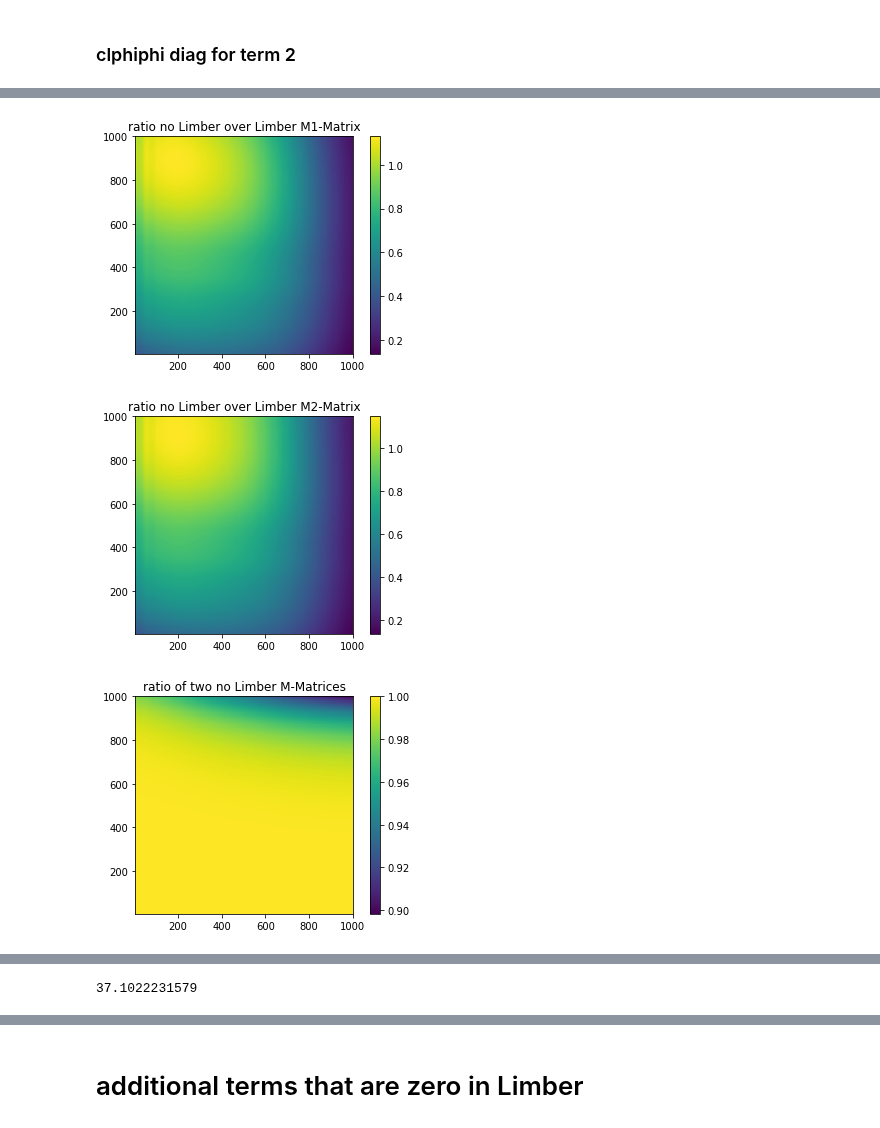
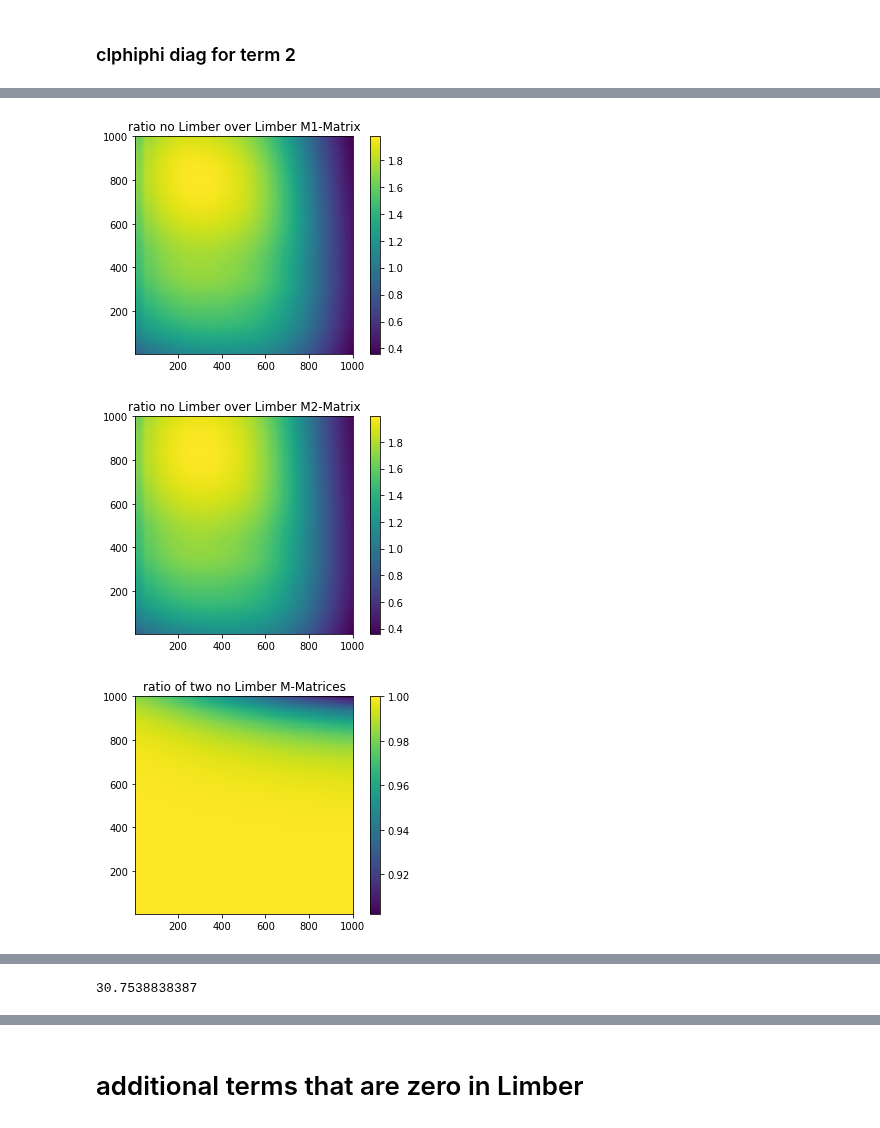
Before and after one commit to VMBoehm/postlimber, a Jupyter notebook: notebooks/PostBornTerms without Limber new approach.ipynb, the cells around one changed output, grey strips where cells are left out. Drawn from its saved outputs; the diff is of its cells as text; code cells hidden in the pictures.

Commit message:
streamlining and generalizing to more kernels

```diff
--- a/notebooks/PostBornTerms without Limber new approach.ipynb
+++ b/notebooks/PostBornTerms without Limber new approach.ipynb
@@ -9,0 +40,18 @@ from lab import *
+# %%
+if delta_lensing:
+    print('delta lensing with chimax %d'%chimax)
+    def lensing_kernel(xi):
+        xmax = chimax
+        return (xmax - xi)/(xmax*xi) * (xmax > xi)
+else:
+    print('galaxy lensing with bin %s'%str(gal_bin))
+    p_z_lens = dNdz_LSST(gal_bin)
+    lensing_kernel = gal_lens(p_z_lens,chimin=max(1e-2,chi_low),chimax=chi_hi)
+
+
+if bin_num == 'all':
+    def lsst_kernel(x):
+        return lsst_kernel_cb(x)*simple_bias(x)
+else:
+    def lsst_kernel(x):
+        return lsst_kernel_cbn[bin_num](x)*simple_bias(x)
@@ -294,3 +275,7 @@ tildeMA_spline = RectBivariateSpline(ell_,ell_,tildeMA)
+# %%
+#adding M13A and M31Aa
+tildeMA        = M13A+M31Aa
+tildeMA_spline = RectBivariateSpline(ell_,ell_,tildeMA)
 # %%
 L_, M      = np.load('../output/MLimberSpline_bin_all.npy')
 L_         = np.sort(np.unique(L_))
@@ -303,15 +288,15 @@ plt.imshow(np.log(M_Limber(L,L,grid=True)),extent=(L[0],L[-1],L[0],L[-1]))
 plt.colorbar()
 plt.show()
 
-MA_int =MA_spline(L,L,grid=True)
+M1 = MA22a_spline(L,L,grid=True)
 plt.title('no Limber Ma')
-plt.imshow(np.log(MA_int),extent=(L[0],L[-1],L[0],L[-1]))
+plt.imshow(np.log(M1),extent=(L[0],L[-1],L[0],L[-1]))
 plt.colorbar()
 plt.show()
 
-tildeMA_int =tildeMA_spline(L,L,grid=True)
+M2 =tildeMA_spline(L,L,grid=True)
 plt.title('no Limber tilde Ma')
-plt.imshow(np.log(tildeMA_int),extent=(L[0],L[-1],L[0],L[-1]))
+plt.imshow(np.log(M2),extent=(L[0],L[-1],L[0],L[-1]))
 plt.colorbar()
 plt.show()
 # %% [output]
@@ -322,23 +307,23 @@ plt.show()
 M = M_Limber(L,L,grid=True)
 # %%
 plt.title('ratio no Limber over Limber M1-Matrix')
-plt.imshow(MA_int/M,extent=(L[0],L[-1],L[0],L[-1]))
+plt.imshow(M1/M,extent=(L[0],L[-1],L[0],L[-1]))
 plt.colorbar()
 plt.show()
 
 plt.title('ratio no Limber over Limber M2-Matrix')
-plt.imshow(tildeMA_int/M,extent=(L[0],L[-1],L[0],L[-1]))
+plt.imshow(M2/M,extent=(L[0],L[-1],L[0],L[-1]))
 plt.colorbar()
 plt.show()
 
 plt.title('ratio of two no Limber M-Matrices')
-plt.imshow(MA_int/tildeMA_int,extent=(L[0],L[-1],L[0],L[-1]))
+plt.imshow(M1/M2,extent=(L[0],L[-1],L[0],L[-1]))
 plt.colorbar()
 plt.show()
 # %% [output]
-[figure, old version]
+[figure, new version]
-[figure, old version]
+[figure, new version]
-[figure, old version]
+[figure, new version]
 # %% [markdown]
 ## Now that we have $M^A$ s: coding this equations
 $\int_{\vec{l}} [\vec{L}\cdot  (\vec{L}+\vec{l})] [\vec{l}\cdot (\vec{L}+\vec{l})]^2 [M^{A}( |\vec{L}+\vec{l}|,l)-\tilde{M}^{A}(L,l)] +  \left[\int_{\vec{l}} [\vec{L}\cdot  (\vec{L}+\vec{l})] [\vec{l}\cdot (\vec{L}+\vec{l})]^2-L^2[\vec{L}\cdot \vec{l}]^2\right] \tilde{M}^{A}(L,l)$
@@ -386,14 +371,14 @@ def get_second_sum_of_terms(L,L1,M,method='trapz'):
 phi = np.linspace(0.,2.*np.pi,1000,endpoint=True)
 L1  = np.logspace(np.log(2),3,400)
 # %%
-MA_spline       = RectBivariateSpline(ell_,ell_,MA)
-tildeMA_spline  = RectBivariateSpline(ell_,ell_,tildeMA)
+MA_spline       = M22a_spline
+tildeMA_spline  = tildeMA_spline
 
 begin = time.time()
 all_bins = get_regularized_sum_of_terms(L,L1,phi,MA_spline,tildeMA_spline,method='trapz')+get_second_sum_of_terms(L,L1,tildeMA_spline,method='trapz')
 print(time.time()-begin)
 # %% [output]
-37.1022231579
+30.7538838387
 # %%
 sum_Limber =  get_regularized_sum_of_terms(L,L1,phi,M_Limber,M_Limber,method='trapz')+get_second_sum_of_terms(L,L1,M_Limber,method='trapz')
 # %%
```
Also changed, not shown: parts of 46 cells of this notebook, 2 other files.
